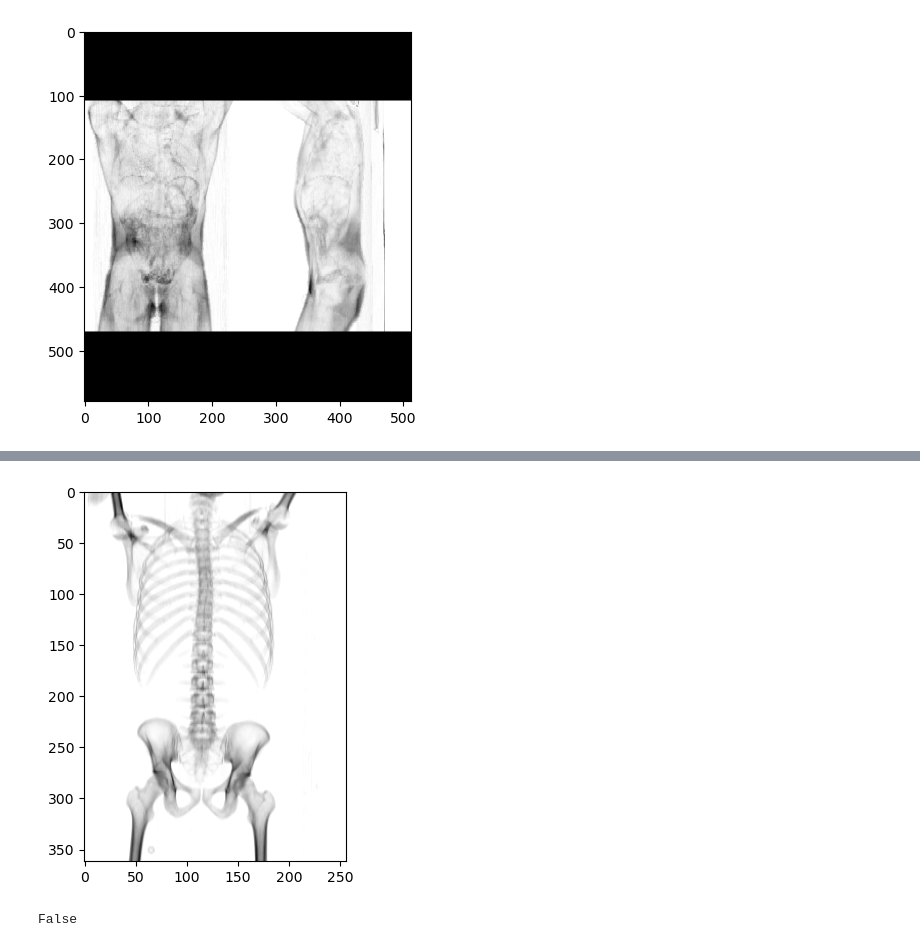
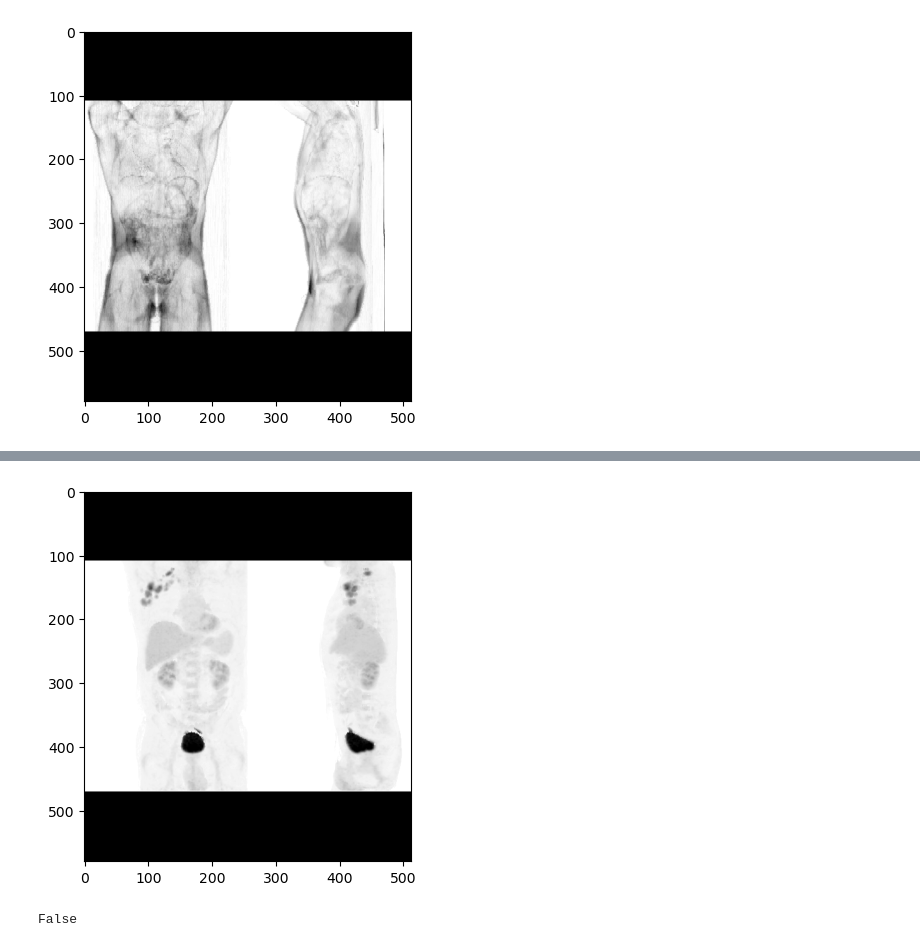
Before and after one commit to NickosKal/UCAN-PET-CT-image-data-handling-pipeline, a Jupyter notebook: Task4/Data_preparation/evaluate_models.ipynb, the cells around one changed output, grey strips where cells are left out. Drawn from its saved outputs; the diff is of its cells as text; code cells hidden in the pictures.

```diff
--- a/Task4/Data_preparation/evaluate_models.ipynb
+++ b/Task4/Data_preparation/evaluate_models.ipynb
@@ -266,10 +266,10 @@ plt.show()
 # %%
-img = "/media/andres/T7 Shield1/UCAN_project/2D_projections/raw_projections/lpr385705046400/20140313/CT_bone/-90.0.npy"
+img = "/media/andres/T7 Shield1/UCAN_project/collages/reshaped_collages/npr113096472044/20110318/SUV_lean.npy"
 image_mean = np.load(img)
 plt.imshow(image_mean, cmap="gray")
 plt.show()
 # %% [output]
-[figure, old version]
+[figure, new version]
 # %%
 (image_max == image_mean).all()
 # %% [output]
```
Also changed, not shown: parts of 3 cells of this notebook, 1 other file.
